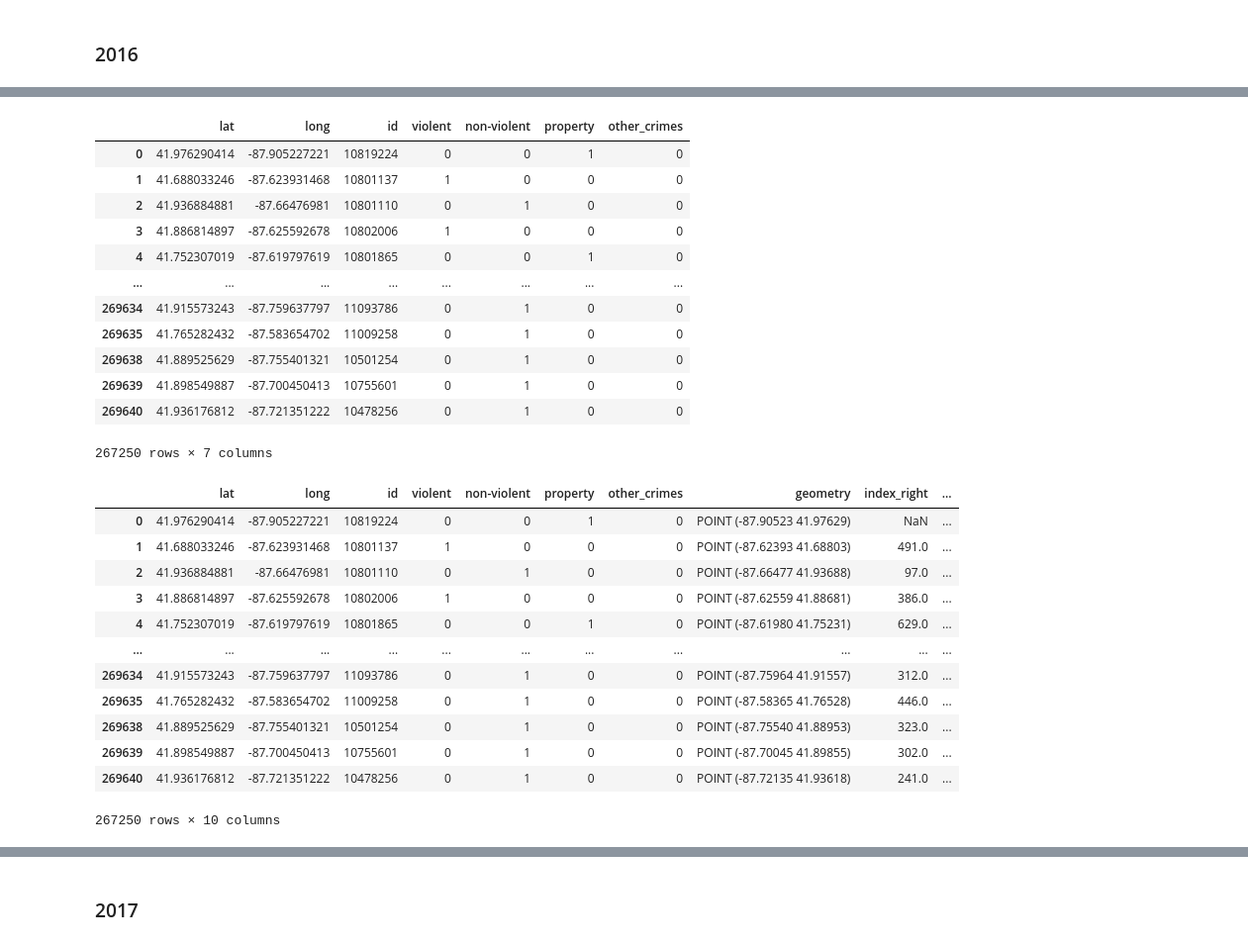
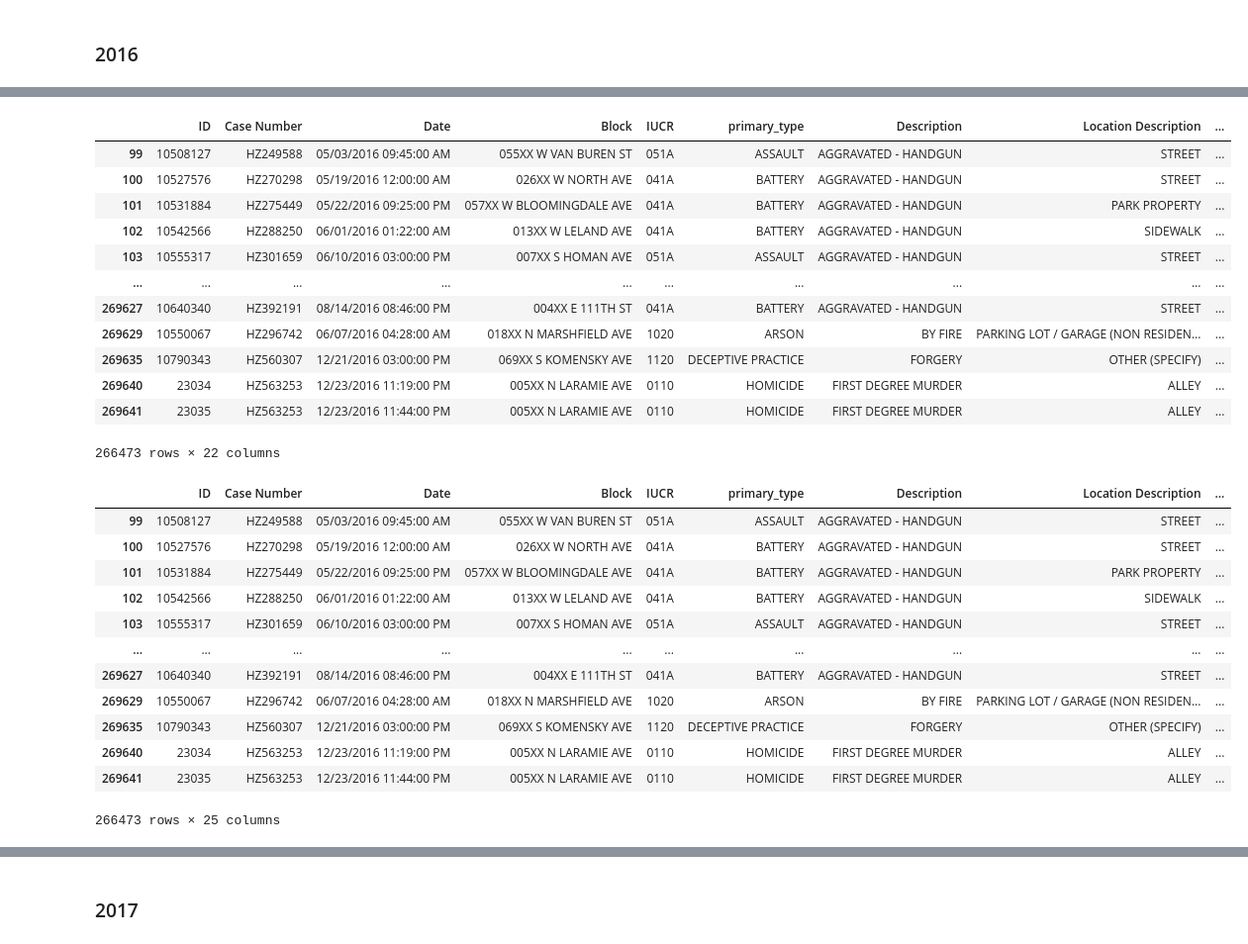
Before and after one commit to mihirbhaskar/chicago-complaints, a Jupyter notebook: code/4_CleanChicagoOpenData.ipynb, the cells around one changed output, grey strips where cells are left out. Shown at 99% size. Drawn from its saved outputs; the diff is of its cells as text; code cells hidden in the pictures.

```diff
--- a/code/4_CleanChicagoOpenData.ipynb
+++ b/code/4_CleanChicagoOpenData.ipynb
@@ -974,0 +740,3 @@ See the caveats in the documentation: https://pandas.pydata.org/pandas-docs/stab
+# %%
+crimes_2016 = pd.read_csv(here("./data/raw/Crimes_2016.csv"))
+crimes_2016
@@ -975,24 +757,22 @@ See the caveats in the documentation: https://pandas.pydata.org/pandas-docs/stab
 # %%
-crimes_2016 = crimes_2016.rename(columns = {"latitude":"lat","longitude":"long"})
-
-crimes_2016 = crimes_2016[['lat','long','id','violent','non-violent','property','other_crimes']]
+crimes_2016 = crimes_2016.rename(columns = {"Latitude":"lat","Longitude":"long","Primary Type":"primary_type"})
 
 crimes_2016 = crimes_2016.dropna()
 crimes_2016
 # %% [output]
-|  | lat | long | id | violent | non-violent | property | other_crimes |
-| 0 | 41.976290414 | -87.905227221 | 10819224 | 0 | 0 | 1 | 0 |
-| 1 | 41.688033246 | -87.623931468 | 10801137 | 1 | 0 | 0 | 0 |
-| 2 | 41.936884881 | -87.66476981 | 10801110 | 0 | 1 | 0 | 0 |
-| 3 | 41.886814897 | -87.625592678 | 10802006 | 1 | 0 | 0 | 0 |
-| 4 | 41.752307019 | -87.619797619 | 10801865 | 0 | 0 | 1 | 0 |
-| ... | ... | ... | ... | ... | ... | ... | ... |
-| 269634 | 41.915573243 | -87.759637797 | 11093786 | 0 | 1 | 0 | 0 |
-| 269635 | 41.765282432 | -87.583654702 | 11009258 | 0 | 1 | 0 | 0 |
-| 269638 | 41.889525629 | -87.755401321 | 10501254 | 0 | 1 | 0 | 0 |
-| 269639 | 41.898549887 | -87.700450413 | 10755601 | 0 | 1 | 0 | 0 |
-| 269640 | 41.936176812 | -87.721351222 | 10478256 | 0 | 1 | 0 | 0 |
+|  | ID | Case Number | Date | Block | IUCR | primary_type | Description | Location Description | ... |
+| 99 | 10508127 | HZ249588 | 05/03/2016 09:45:00 AM | 055XX W VAN BUREN ST | 051A | ASSAULT | AGGRAVATED - HANDGUN | STREET | ... |
+| 100 | 10527576 | HZ270298 | 05/19/2016 12:00:00 AM | 026XX W NORTH AVE | 041A | BATTERY | AGGRAVATED - HANDGUN | STREET | ... |
+| 101 | 10531884 | HZ275449 | 05/22/2016 09:25:00 PM | 057XX W BLOOMINGDALE AVE | 041A | BATTERY | AGGRAVATED - HANDGUN | PARK PROPERTY | ... |
+| 102 | 10542566 | HZ288250 | 06/01/2016 01:22:00 AM | 013XX W LELAND AVE | 041A | BATTERY | AGGRAVATED - HANDGUN | SIDEWALK | ... |
+| 103 | 10555317 | HZ301659 | 06/10/2016 03:00:00 PM | 007XX S HOMAN AVE | 051A | ASSAULT | AGGRAVATED - HANDGUN | STREET | ... |
+| ... | ... | ... | ... | ... | ... | ... | ... | ... | ... |
+| 269627 | 10640340 | HZ392191 | 08/14/2016 08:46:00 PM | 004XX E 111TH ST | 041A | BATTERY | AGGRAVATED - HANDGUN | STREET | ... |
+| 269629 | 10550067 | HZ296742 | 06/07/2016 04:28:00 AM | 018XX N MARSHFIELD AVE | 1020 | ARSON | BY FIRE | PARKING LOT / GARAGE (NON RESIDEN... | ... |
+| 269635 | 10790343 | HZ560307 | 12/21/2016 03:00:00 PM | 069XX S KOMENSKY AVE | 1120 | DECEPTIVE PRACTICE | FORGERY | OTHER (SPECIFY) | ... |
+| 269640 | 23034 | HZ563253 | 12/23/2016 11:19:00 PM | 005XX N LARAMIE AVE | 0110 | HOMICIDE | FIRST DEGREE MURDER | ALLEY | ... |
+| 269641 | 23035 | HZ563253 | 12/23/2016 11:44:00 PM | 005XX N LARAMIE AVE | 0110 | HOMICIDE | FIRST DEGREE MURDER | ALLEY | ... |
-267250 rows × 7 columns
+266473 rows × 22 columns
 # %%
 #Attach geo ids
 gdf_crimes_2016 = gpd.GeoDataFrame(
@@ -1003,18 +783,18 @@ crimes_2016_acs = gpd.sjoin(gdf_crimes_2016, gdf_acs[['geo_id','geometry']], how
 
 crimes_2016_acs
 # %% [output]
-|  | lat | long | id | violent | non-violent | property | other_crimes | geometry | index_right | ... |
-| 0 | 41.976290414 | -87.905227221 | 10819224 | 0 | 0 | 1 | 0 | POINT (-87.90523 41.97629) | NaN | ... |
-| 1 | 41.688033246 | -87.623931468 | 10801137 | 1 | 0 | 0 | 0 | POINT (-87.62393 41.68803) | 491.0 | ... |
-| 2 | 41.936884881 | -87.66476981 | 10801110 | 0 | 1 | 0 | 0 | POINT (-87.66477 41.93688) | 97.0 | ... |
-| 3 | 41.886814897 | -87.625592678 | 10802006 | 1 | 0 | 0 | 0 | POINT (-87.62559 41.88681) | 386.0 | ... |
-| 4 | 41.752307019 | -87.619797619 | 10801865 | 0 | 0 | 1 | 0 | POINT (-87.61980 41.75231) | 629.0 | ... |
-| ... | ... | ... | ... | ... | ... | ... | ... | ... | ... | ... |
-| 269634 | 41.915573243 | -87.759637797 | 11093786 | 0 | 1 | 0 | 0 | POINT (-87.75964 41.91557) | 312.0 | ... |
-| 269635 | 41.765282432 | -87.583654702 | 11009258 | 0 | 1 | 0 | 0 | POINT (-87.58365 41.76528) | 446.0 | ... |
-| 269638 | 41.889525629 | -87.755401321 | 10501254 | 0 | 1 | 0 | 0 | POINT (-87.75540 41.88953) | 323.0 | ... |
-| 269639 | 41.898549887 | -87.700450413 | 10755601 | 0 | 1 | 0 | 0 | POINT (-87.70045 41.89855) | 302.0 | ... |
-| 269640 | 41.936176812 | -87.721351222 | 10478256 | 0 | 1 | 0 | 0 | POINT (-87.72135 41.93618) | 241.0 | ... |
+|  | ID | Case Number | Date | Block | IUCR | primary_type | Description | Location Description | ... |
+| 99 | 10508127 | HZ249588 | 05/03/2016 09:45:00 AM | 055XX W VAN BUREN ST | 051A | ASSAULT | AGGRAVATED - HANDGUN | STREET | ... |
+| 100 | 10527576 | HZ270298 | 05/19/2016 12:00:00 AM | 026XX W NORTH AVE | 041A | BATTERY | AGGRAVATED - HANDGUN | STREET | ... |
+| 101 | 10531884 | HZ275449 | 05/22/2016 09:25:00 PM | 057XX W BLOOMINGDALE AVE | 041A | BATTERY | AGGRAVATED - HANDGUN | PARK PROPERTY | ... |
+| 102 | 10542566 | HZ288250 | 06/01/2016 01:22:00 AM | 013XX W LELAND AVE | 041A | BATTERY | AGGRAVATED - HANDGUN | SIDEWALK | ... |
+| 103 | 10555317 | HZ301659 | 06/10/2016 03:00:00 PM | 007XX S HOMAN AVE | 051A | ASSAULT | AGGRAVATED - HANDGUN | STREET | ... |
+| ... | ... | ... | ... | ... | ... | ... | ... | ... | ... |
+| 269627 | 10640340 | HZ392191 | 08/14/2016 08:46:00 PM | 004XX E 111TH ST | 041A | BATTERY | AGGRAVATED - HANDGUN | STREET | ... |
+| 269629 | 10550067 | HZ296742 | 06/07/2016 04:28:00 AM | 018XX N MARSHFIELD AVE | 1020 | ARSON | BY FIRE | PARKING LOT / GARAGE (NON RESIDEN... | ... |
+| 269635 | 10790343 | HZ560307 | 12/21/2016 03:00:00 PM | 069XX S KOMENSKY AVE | 1120 | DECEPTIVE PRACTICE | FORGERY | OTHER (SPECIFY) | ... |
+| 269640 | 23034 | HZ563253 | 12/23/2016 11:19:00 PM | 005XX N LARAMIE AVE | 0110 | HOMICIDE | FIRST DEGREE MURDER | ALLEY | ... |
+| 269641 | 23035 | HZ563253 | 12/23/2016 11:44:00 PM | 005XX N LARAMIE AVE | 0110 | HOMICIDE | FIRST DEGREE MURDER | ALLEY | ... |
-267250 rows × 10 columns
+266473 rows × 25 columns
 # %%
 #Aggregate information at a census tract level
```
Also changed, not shown: parts of 55 cells of this notebook.
